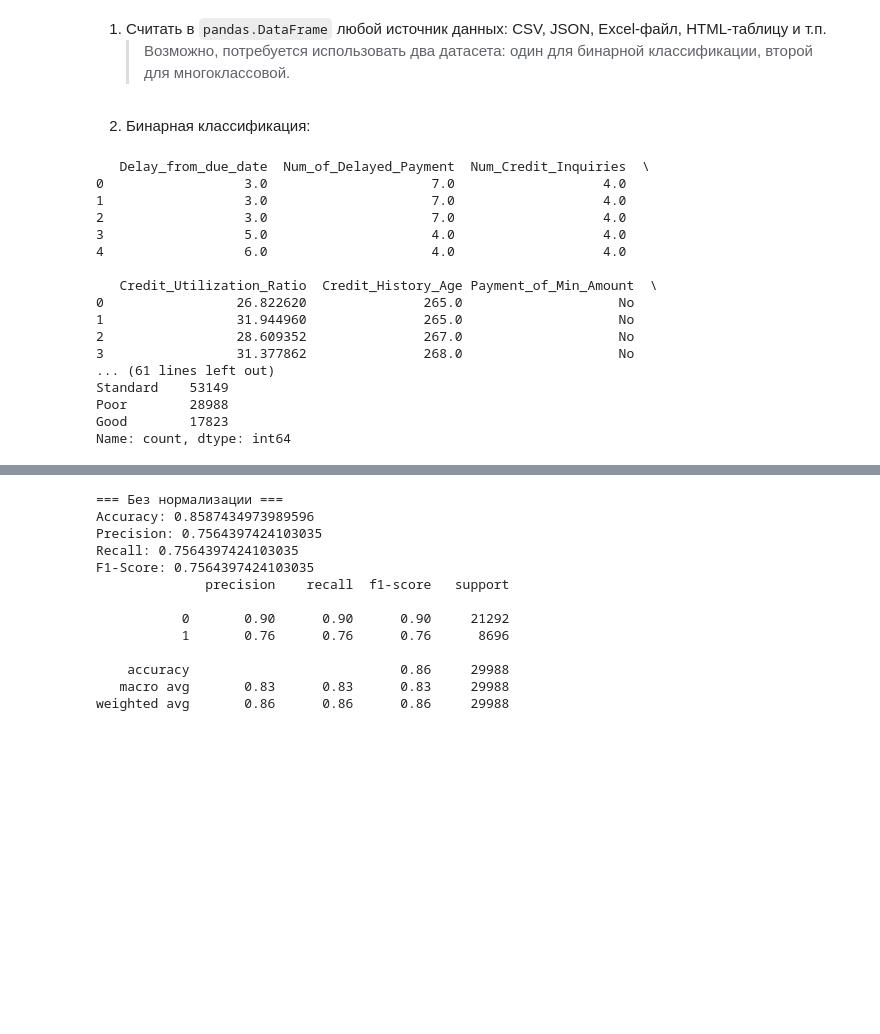
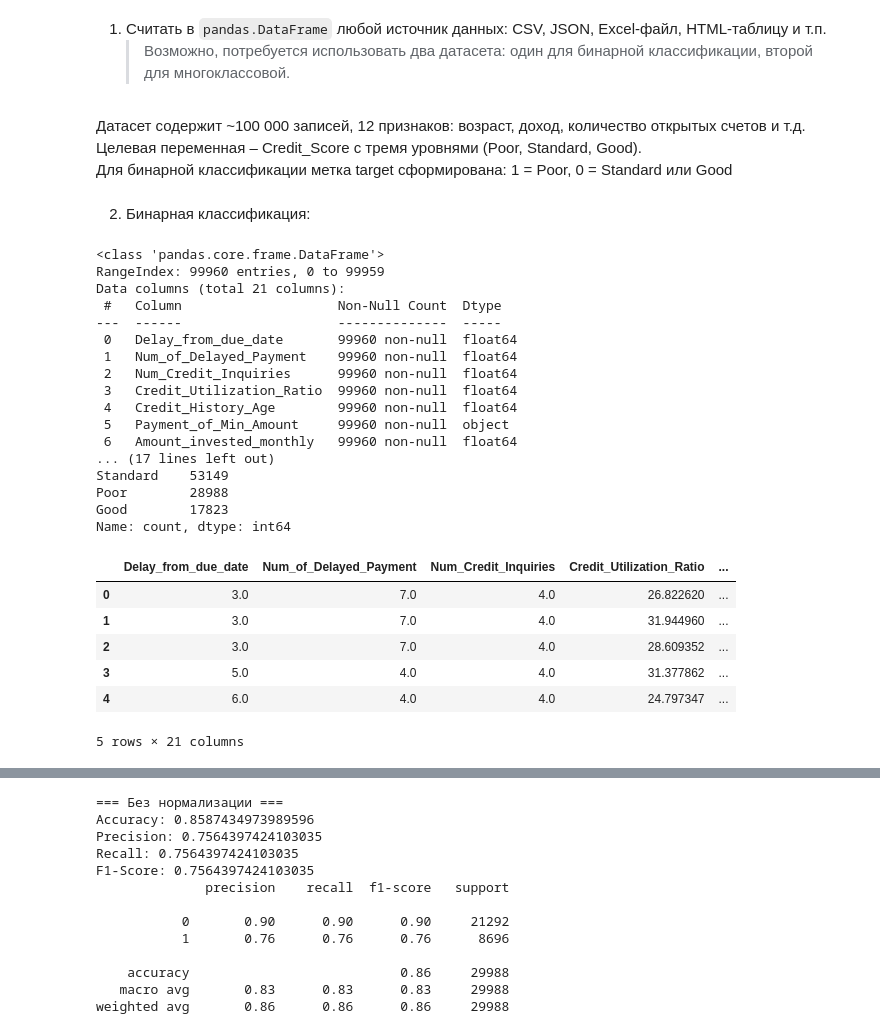
Before and after one commit to PaulGresko/AI-Technologies, a Jupyter notebook: lab3/main.ipynb, the cells around one changed output, grey strips where cells are left out. Saved outputs shown, nothing was run; the diff lists cells and outputs as text; code cells hidden in the pictures; blank space fills up the shorter version.

```diff
--- a/lab3/main.ipynb
+++ b/lab3/main.ipynb
@@ -11,4 +11,8 @@ from sklearn.metrics import accuracy_score, precision_score, recall_score, f1_sc
 # %% [markdown]
 1. Считать в `pandas.DataFrame` любой источник данных: CSV, JSON, Excel-файл, HTML-таблицу и т.п.
    > Возможно, потребуется использовать два датасета: один для бинарной классификации, второй для многоклассовой.
+# %% [markdown]
+Датасет содержит ~100 000 записей, 12 признаков: возраст, доход, количество открытых счетов и т.д. <br/>
+Целевая переменная – Credit_Score с тремя уровнями (Poor, Standard, Good).<br/>
+Для бинарной классификации метка target сформирована: 1 = Poor, 0 = Standard или Good
 # %%
@@ -17,24 +21,33 @@ df = pd.read_csv('../dataset/Score.csv')  # замените путь на ло
 2. Бинарная классификация:
 # %%
 # 1. Привести описание датасета.
-print(df.head())
-print(df.info())
+df.info()
 print(df['Credit_Score'].value_counts())
 # %% [output]
-   Delay_from_due_date  Num_of_Delayed_Payment  Num_Credit_Inquiries  \
-0                  3.0                     7.0                   4.0
-1                  3.0                     7.0                   4.0
-2                  3.0                     7.0                   4.0
-3                  5.0                     4.0                   4.0
-4                  6.0                     4.0                   4.0
-
-   Credit_Utilization_Ratio  Credit_History_Age Payment_of_Min_Amount  \
-0                 26.822620               265.0                    No
-1                 31.944960               265.0                    No
-2                 28.609352               267.0                    No
-3                 31.377862               268.0                    No
-... (61 lines left out)
+<class 'pandas.core.frame.DataFrame'>
+RangeIndex: 99960 entries, 0 to 99959
+Data columns (total 21 columns):
+ #   Column                    Non-Null Count  Dtype
+---  ------                    --------------  -----
+ 0   Delay_from_due_date       99960 non-null  float64
+ 1   Num_of_Delayed_Payment    99960 non-null  float64
+ 2   Num_Credit_Inquiries      99960 non-null  float64
+ 3   Credit_Utilization_Ratio  99960 non-null  float64
+ 4   Credit_History_Age        99960 non-null  float64
+ 5   Payment_of_Min_Amount     99960 non-null  object
+ 6   Amount_invested_monthly   99960 non-null  float64
+... (17 lines left out)
 Standard    53149
 Poor        28988
 Good        17823
 Name: count, dtype: int64
+# %%
+df.head()
+# %% [output]
+|  | Delay_from_due_date | Num_of_Delayed_Payment | Num_Credit_Inquiries | Credit_Utilization_Ratio | ... |
+| 0 | 3.0 | 7.0 | 4.0 | 26.822620 | ... |
+| 1 | 3.0 | 7.0 | 4.0 | 31.944960 | ... |
+| 2 | 3.0 | 7.0 | 4.0 | 28.609352 | ... |
+| 3 | 5.0 | 4.0 | 4.0 | 31.377862 | ... |
+| 4 | 6.0 | 4.0 | 4.0 | 24.797347 | ... |
+5 rows × 21 columns
```
Also changed, not shown: parts of 10 cells of this notebook, 1 other file.
